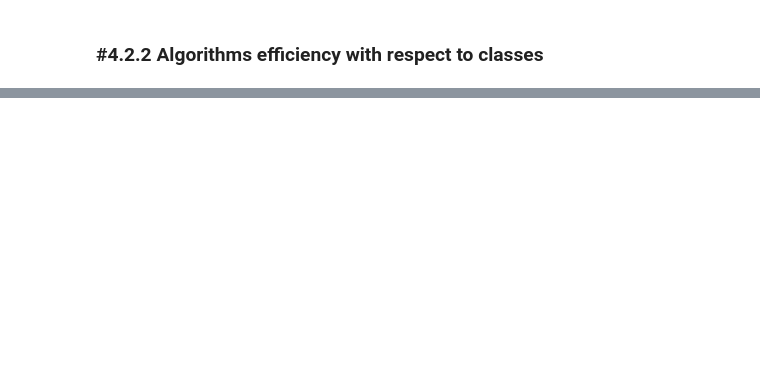
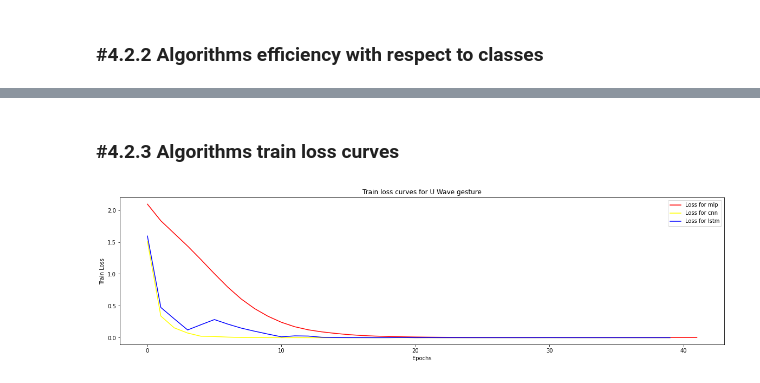
Before and after one commit to AdrianDochian/machine-learning-challenges, a Jupyter notebook: MachineLearningChallenges.ipynb, the cells around one changed output, grey strips where cells are left out. Drawn from its saved outputs; the diff is of its cells as text; code cells hidden in the pictures; blank space fills up the shorter version.

```diff
--- a/MachineLearningChallenges.ipynb
+++ b/MachineLearningChallenges.ipynb
@@ -997,0 +1069,26 @@ for algorithm in u_wave_gesture_results.keys():
+# %% [markdown]
+### #4.2.3 Algorithms train loss curves
+# %%
+LOSS_CURVE_COLOR_MAPPER = {
+    "mlp": "red",
+    "cnn" : "yellow",
+    "lstm" : "blue"
+}
+
+plt.figure(figsize=(20, 5))
+for algorithm in u_wave_gesture_results.keys():
+    if algorithm in ['mlp', 'cnn', 'lstm']:
+        algorithm_result = u_wave_gesture_results[algorithm]
+        train_loss = algorithm_result['train_loss']
+
+        train_loss_length = len(train_loss)
+        x_axis = np.linspace(0, train_loss_length - 1, train_loss_length)
+        plt.plot(x_axis, train_loss, color = LOSS_CURVE_COLOR_MAPPER[algorithm], label="Loss for {}".format(algorithm))
+
+plt.xlabel("Epochs")
+plt.ylabel("Train Loss")
+plt.title("Train loss curves for U Wave gesture")
+plt.legend()
+plt.show()
+# %% [output]
+[figure, added]
```
Also changed, not shown: parts of 17 cells of this notebook, 5 other files.
